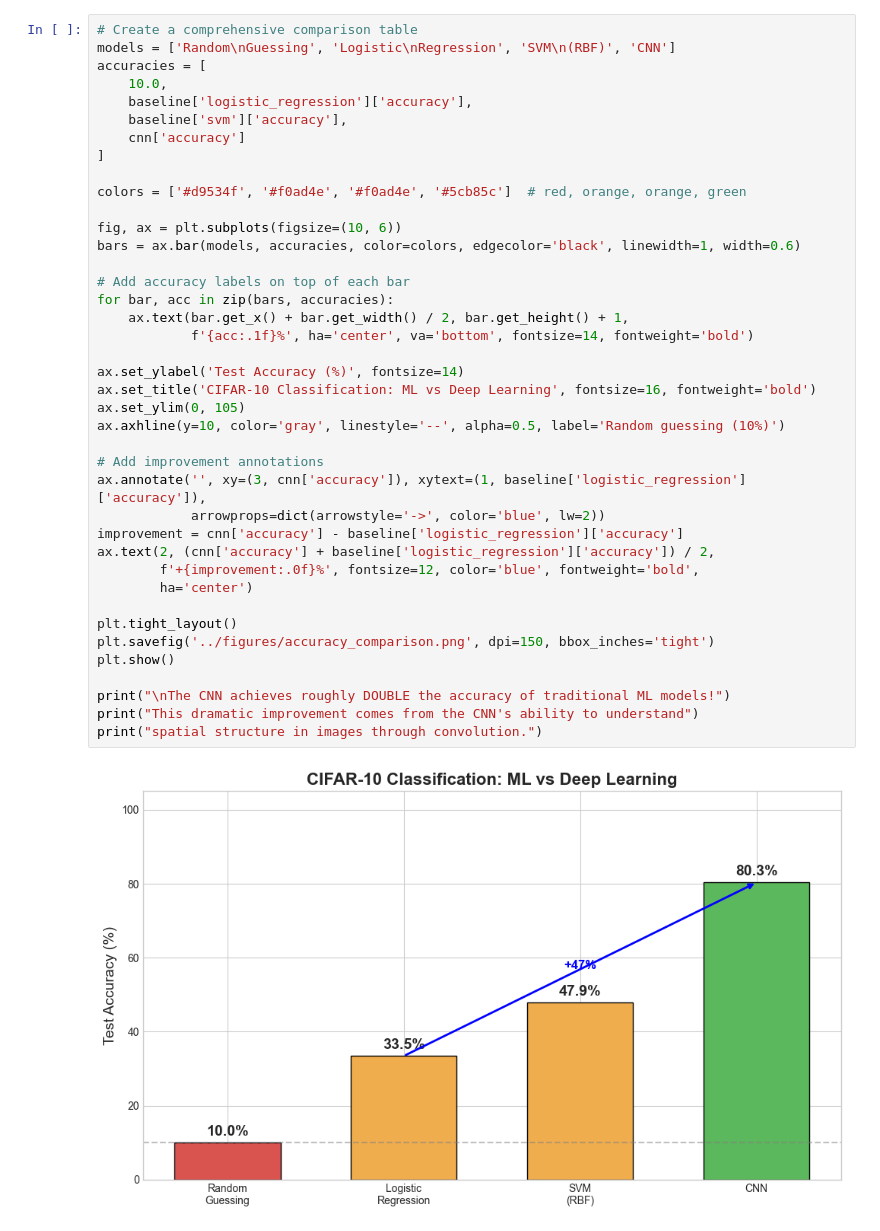
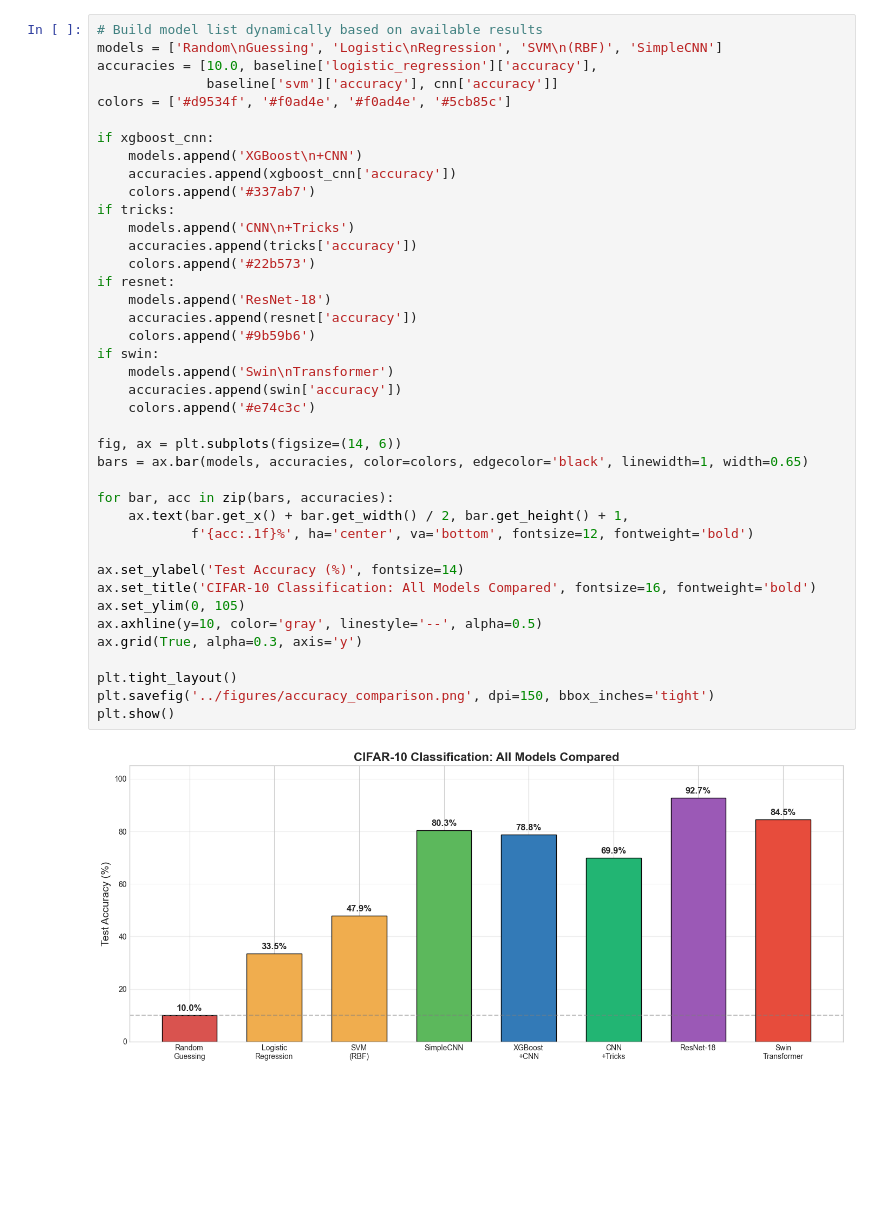
Before and after one commit to prithvivinodnair/deep-learning-cifar10, a Jupyter notebook: notebooks/05_Comparison_and_Results.ipynb, the cells around one changed output. Cells and saved outputs as stored; diff of their text form; blank space fills up the shorter version.

```diff
--- a/notebooks/05_Comparison_and_Results.ipynb
+++ b/notebooks/05_Comparison_and_Results.ipynb
@@ -46,42 +78,42 @@ Results loaded successfully!
 # %%
-# Create a comprehensive comparison table
-models = ['Random\nGuessing', 'Logistic\nRegression', 'SVM\n(RBF)', 'CNN']
-accuracies = [
-    10.0,
-    baseline['logistic_regression']['accuracy'],
-    baseline['svm']['accuracy'],
-    cnn['accuracy']
-]
+# Build model list dynamically based on available results
+models = ['Random\nGuessing', 'Logistic\nRegression', 'SVM\n(RBF)', 'SimpleCNN']
+accuracies = [10.0, baseline['logistic_regression']['accuracy'],
+              baseline['svm']['accuracy'], cnn['accuracy']]
+colors = ['#d9534f', '#f0ad4e', '#f0ad4e', '#5cb85c']
 
-colors = ['#d9534f', '#f0ad4e', '#f0ad4e', '#5cb85c']  # red, orange, orange, green
+if xgboost_cnn:
+    models.append('XGBoost\n+CNN')
+    accuracies.append(xgboost_cnn['accuracy'])
+    colors.append('#337ab7')
+if tricks:
+    models.append('CNN\n+Tricks')
+    accuracies.append(tricks['accuracy'])
+    colors.append('#22b573')
+if resnet:
+    models.append('ResNet-18')
+    accuracies.append(resnet['accuracy'])
+    colors.append('#9b59b6')
+if swin:
+    models.append('Swin\nTransformer')
+    accuracies.append(swin['accuracy'])
+    colors.append('#e74c3c')
 
-fig, ax = plt.subplots(figsize=(10, 6))
-bars = ax.bar(models, accuracies, color=colors, edgecolor='black', linewidth=1, width=0.6)
+fig, ax = plt.subplots(figsize=(14, 6))
+bars = ax.bar(models, accuracies, color=colors, edgecolor='black', linewidth=1, width=0.65)
 
-# Add accuracy labels on top of each bar
 for bar, acc in zip(bars, accuracies):
     ax.text(bar.get_x() + bar.get_width() / 2, bar.get_height() + 1,
-            f'{acc:.1f}%', ha='center', va='bottom', fontsize=14, fontweight='bold')
+            f'{acc:.1f}%', ha='center', va='bottom', fontsize=12, fontweight='bold')
 
 ax.set_ylabel('Test Accuracy (%)', fontsize=14)
-ax.set_title('CIFAR-10 Classification: ML vs Deep Learning', fontsize=16, fontweight='bold')
+ax.set_title('CIFAR-10 Classification: All Models Compared', fontsize=16, fontweight='bold')
 ax.set_ylim(0, 105)
-ax.axhline(y=10, color='gray', linestyle='--', alpha=0.5, label='Random guessing (10%)')
-
-# Add improvement annotations
-ax.annotate('', xy=(3, cnn['accuracy']), xytext=(1, baseline['logistic_regression']['accuracy']),
-            arrowprops=dict(arrowstyle='->', color='blue', lw=2))
-improvement = cnn['accuracy'] - baseline['logistic_regression']['accuracy']
-ax.text(2, (cnn['accuracy'] + baseline['logistic_regression']['accuracy']) / 2,
-        f'+{improvement:.0f}%', fontsize=12, color='blue', fontweight='bold',
-        ha='center')
+ax.axhline(y=10, color='gray', linestyle='--', alpha=0.5)
+ax.grid(True, alpha=0.3, axis='y')
 
 plt.tight_layout()
 plt.savefig('../figures/accuracy_comparison.png', dpi=150, bbox_inches='tight')
 plt.show()
-
-print("\nThe CNN achieves roughly DOUBLE the accuracy of traditional ML models!")
-print("This dramatic improvement comes from the CNN's ability to understand")
-print("spatial structure in images through convolution.")
 # %% [output]
-[figure, old version]
+[figure, new version]
```
Also changed, not shown: parts of 22 cells of this notebook, 15 other files.
